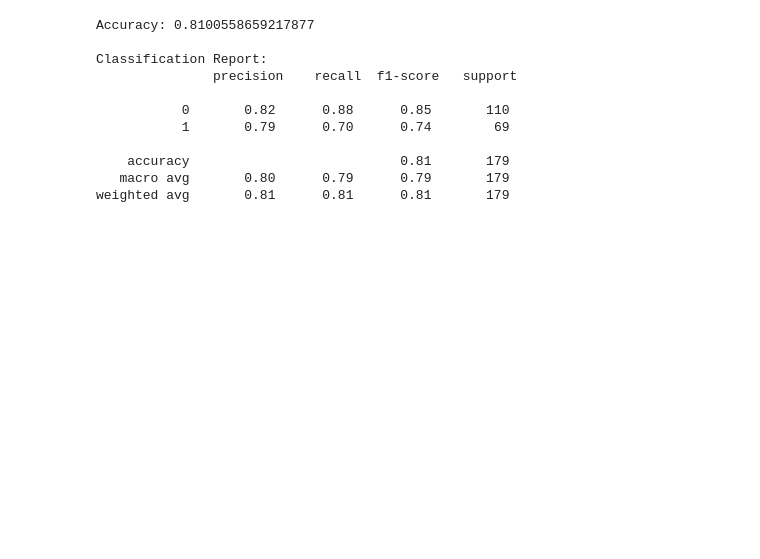
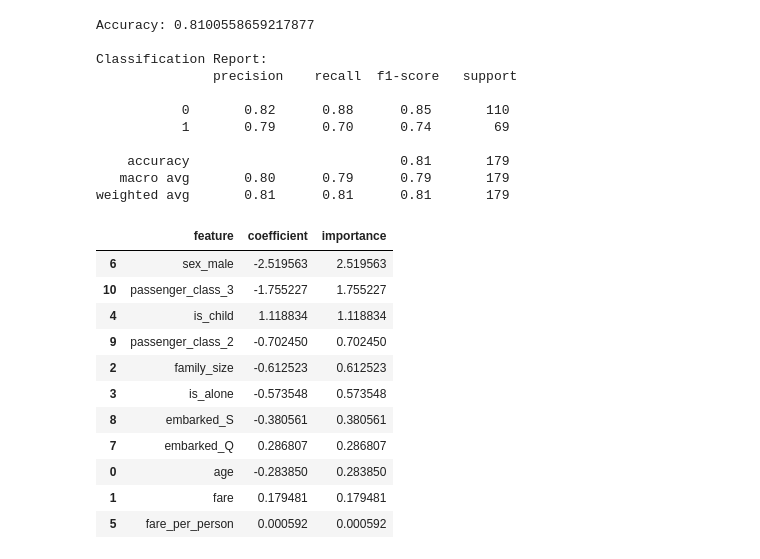
Before and after one commit to NavjyotDataScientist/From-Data-To-Decision, a Jupyter notebook: 1_0_Titanic_Machine_Learning_from_Disaster.ipynb, the cells around one changed output. Drawn from its saved outputs; the diff is of its cells as text; code cells hidden in the pictures; blank space fills up the shorter version.

```diff
--- a/1_0_Titanic_Machine_Learning_from_Disaster.ipynb
+++ b/1_0_Titanic_Machine_Learning_from_Disaster.ipynb
@@ -620,3 +620,32 @@ Classification Report:
     accuracy                           0.81       179
    macro avg       0.80      0.79      0.79       179
 weighted avg       0.81      0.81      0.81       179
+# %%
+import pandas as pd
+
+# Extract coefficients
+feature_importance = pd.DataFrame({
+    'feature': X_train_fe_final.columns, # Corrected to use columns from the final training data
+    'coefficient': model_fe.coef_[0]
+})
+
+# Absolute importance for ranking
+feature_importance['importance'] = feature_importance['coefficient'].abs()
+
+# Sort by importance
+feature_importance = feature_importance.sort_values(by='importance', ascending=False)
+
+feature_importance
+# %% [output]
+|  | feature | coefficient | importance |
+| 6 | sex_male | -2.519563 | 2.519563 |
+| 10 | passenger_class_3 | -1.755227 | 1.755227 |
+| 4 | is_child | 1.118834 | 1.118834 |
+| 9 | passenger_class_2 | -0.702450 | 0.702450 |
+| 2 | family_size | -0.612523 | 0.612523 |
+| 3 | is_alone | -0.573548 | 0.573548 |
+| 8 | embarked_S | -0.380561 | 0.380561 |
+| 7 | embarked_Q | 0.286807 | 0.286807 |
+| 0 | age | -0.283850 | 0.283850 |
+| 1 | fare | 0.179481 | 0.179481 |
+| 5 | fare_per_person | 0.000592 | 0.000592 |
```
Also changed, not shown: parts of 10 cells of this notebook.
